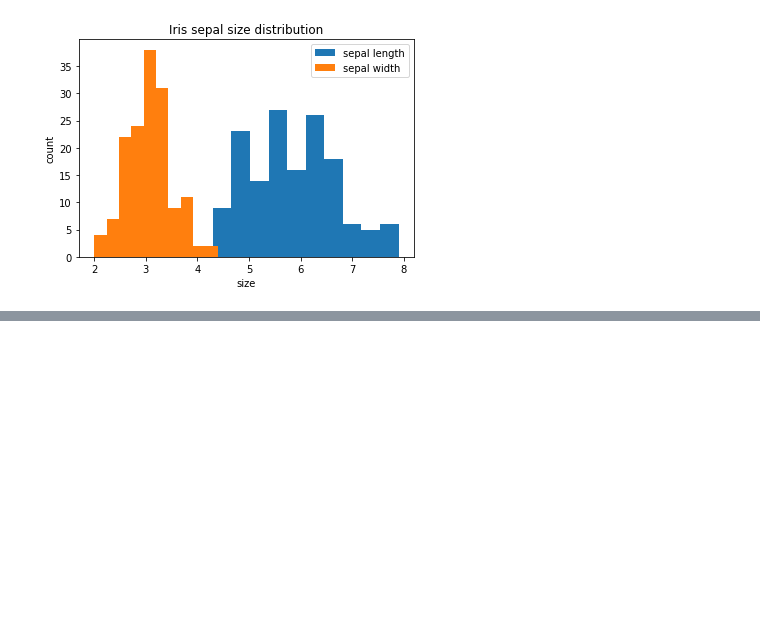
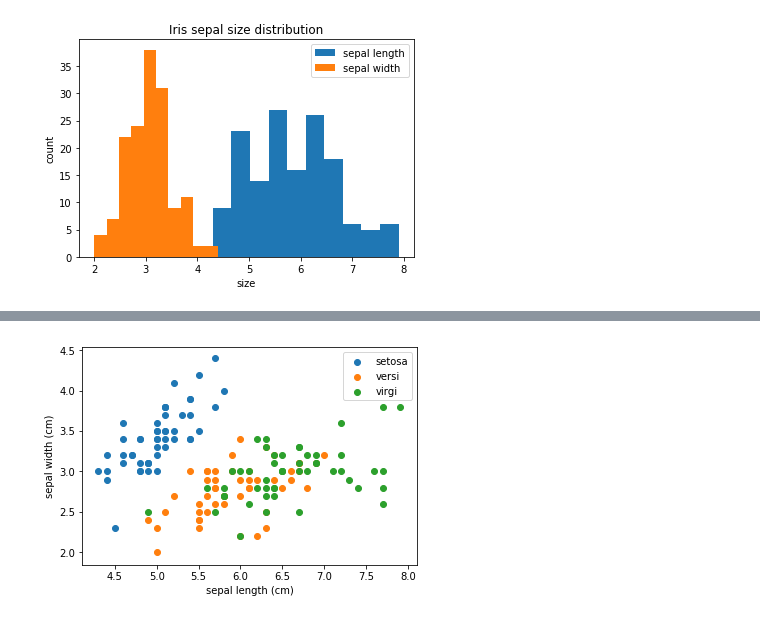
Before and after one commit to k821209/biobigdata, a Jupyter notebook: 2. biodata.ipynb, the cells around one changed output, grey strips where cells are left out. Saved outputs shown, nothing was run; the diff lists cells and outputs as text; code cells hidden in the pictures; blank space fills up the shorter version.

```diff
--- a/2. biodata.ipynb
+++ b/2. biodata.ipynb
@@ -178,0 +222,13 @@ plt.show()
+# %%
+x = 'sepal length (cm)'
+y = 'sepal width (cm)'
+plt.scatter(df[m_setosa][x],df[m_setosa][y],label='setosa')
+plt.scatter(df[m_versi][x],df[m_versi][y],label='versi')
+plt.scatter(df[m_virgi][x],df[m_virgi][y],label='virgi')
+plt.legend()
+plt.xlabel(x)
+plt.ylabel(y)
+plt.show()
+# 칼라 자동 됨
+# %% [output]
+[figure, added]
```
Also changed, not shown: parts of 12 cells of this notebook.
